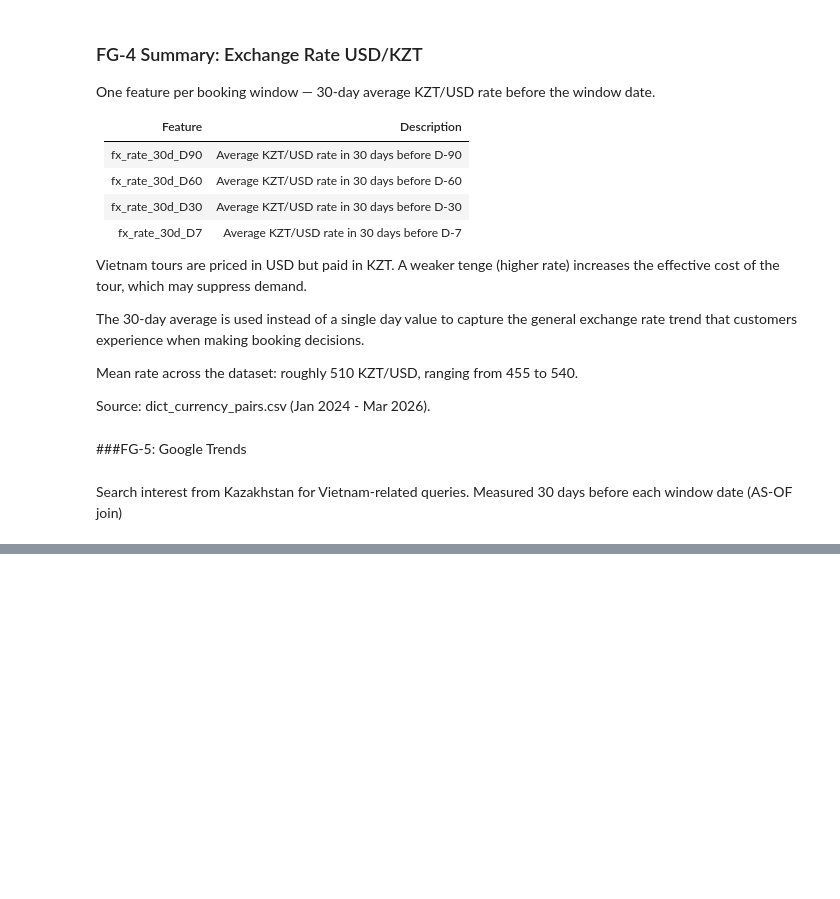
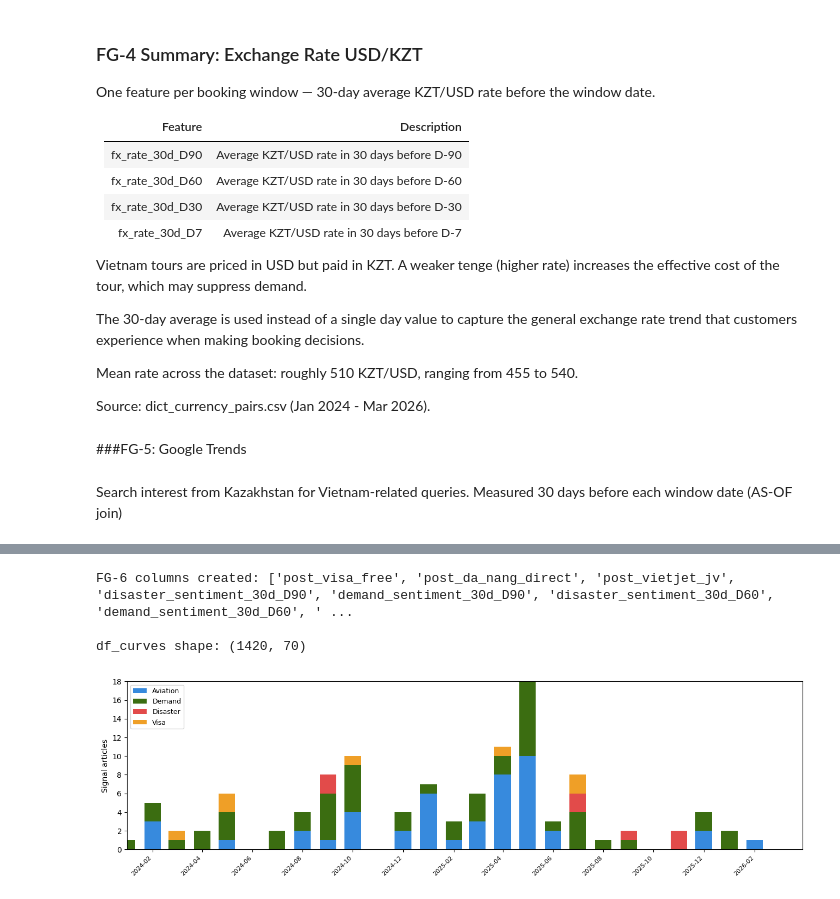
Before and after one commit to VildanaRazumova/thesis-demand-forecasting, a Jupyter notebook: thesis_notebook_final.ipynb, the cells around one changed output, grey strips where cells are left out. Cells and saved outputs as stored; diff of their text form; code cells hidden in the pictures; blank space fills up the shorter version.

```diff
--- a/thesis_notebook_final.ipynb
+++ b/thesis_notebook_final.ipynb
@@ -1944,0 +2075,6 @@ Search interest from Kazakhstan for Vietnam-related queries. Measured 30 days be
+# %%
+news = pd.read_csv('/content/drive/MyDrive/Thesis_RazumovaV_2026/thesis_data/ext_news.csv')
+news['article_date'] = pd.to_datetime(news['article_date'])
+print(news.shape)
+print(news.columns.tolist())
+print(news['category'].value_counts())
@@ -1944,0 +2174,41 @@ Search interest from Kazakhstan for Vietnam-related queries. Measured 30 days be
+# %%
+# Check which FG-6 columns were actually created
+fg6_cols = [c for c in df_curves.columns if 'sentiment' in c or 'post_' in c]
+print("FG-6 columns created:", fg6_cols)
+print("\ndf_curves shape:", df_curves.shape)
+# %% [output]
+FG-6 columns created: ['post_visa_free', 'post_da_nang_direct', 'post_vietjet_jv', 'disaster_sentiment_30d_D90', 'demand_sentiment_30d_D90', 'disaster_sentiment_30d_D60', 'demand_sentiment_30d_D60', ' ...
+
+df_curves shape: (1420, 70)
+# %%
+# News articles plot
+
+fig, ax2 = plt.subplots(figsize=(16, 4))
+
+news_signal = news[
+    (news['relevance_score'] >= 5) &
+    (news['category'] != 'noise')
+].copy()
+news_signal['month'] = news_signal['article_date'].dt.to_period('M').dt.to_timestamp()
+monthly_news = news_signal.groupby(['month', 'category']).size().unstack(fill_value=0)
+
+colors = {'aviation': '#378ADD', 'demand': '#3B6D11',
+          'disaster': '#E24B4A', 'visa':   '#EF9F27'}
+bottom = pd.Series(0, index=monthly_news.index)
+for cat in ['aviation', 'demand', 'disaster', 'visa']:
+    if cat in monthly_news.columns:
+        ax2.bar(monthly_news.index, monthly_news[cat],
+                bottom=bottom, label=cat.capitalize(),
+                color=colors[cat], width=20)
+        bottom += monthly_news[cat]
+
+ax2.set_ylabel('Signal articles', fontsize=10)
+ax2.set_xlim(pd.Timestamp('2024-01-01'), pd.Timestamp('2026-03-31'))
+ax2.legend(fontsize=9, loc='upper left')
+ax2.xaxis.set_major_locator(mdates.MonthLocator(interval=2))
+ax2.xaxis.set_major_formatter(mdates.DateFormatter('%Y-%m'))
+plt.xticks(rotation=45, ha='right', fontsize=8)
+
+plt.show()
+# %% [output]
+[figure, added]
```
Also changed, not shown: parts of 21 cells of this notebook.
